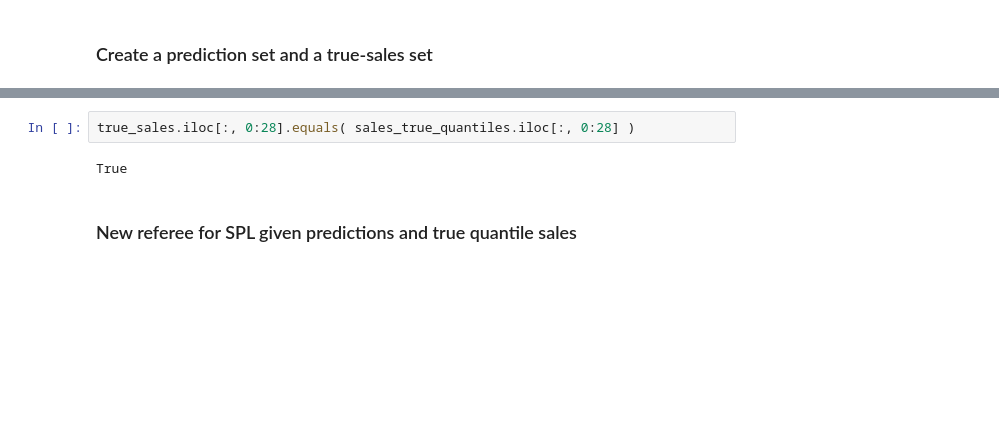
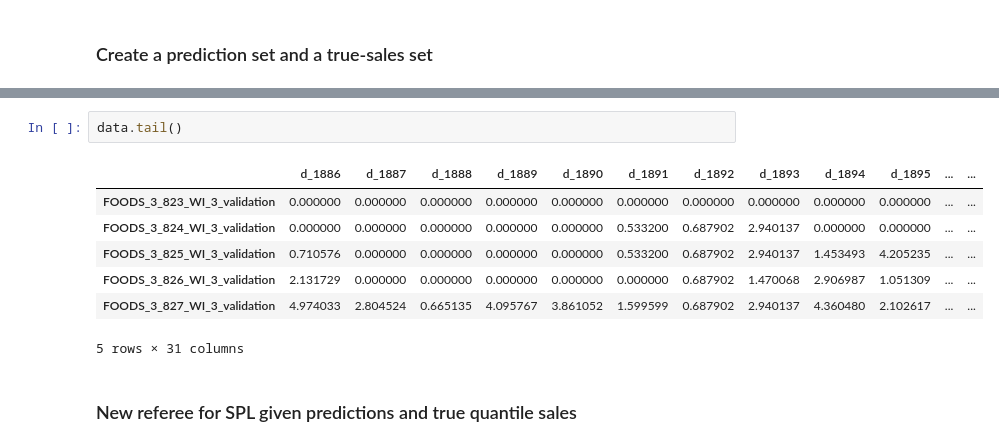
Before and after one commit to joeranbosma/M5Forecast, a Jupyter notebook: uncertainty/SPL-Referee.ipynb, the cells around one changed output, grey strips where cells are left out. Drawn from its saved outputs; the diff is of its cells as text; blank space fills up the shorter version.

```diff
--- a/uncertainty/SPL-Referee.ipynb
+++ b/uncertainty/SPL-Referee.ipynb
@@ -229,7 +139,13 @@ sales_true_quantiles = convert_true_sales_to_quantiles(sales_true, aggregation_l
-# %%
-true_sales.iloc[:, 0:28].equals( sales_true_quantiles.iloc[:, 0:28] )
-# %% [output]
-True
+# %%
+data.tail()
+# %% [output]
+|  | d_1886 | d_1887 | d_1888 | d_1889 | d_1890 | d_1891 | d_1892 | d_1893 | d_1894 | d_1895 | ... | ... |
+| FOODS_3_823_WI_3_validation | 0.000000 | 0.000000 | 0.000000 | 0.000000 | 0.000000 | 0.000000 | 0.000000 | 0.000000 | 0.000000 | 0.000000 | ... | ... |
+| FOODS_3_824_WI_3_validation | 0.000000 | 0.000000 | 0.000000 | 0.000000 | 0.000000 | 0.533200 | 0.687902 | 2.940137 | 0.000000 | 0.000000 | ... | ... |
+| FOODS_3_825_WI_3_validation | 0.710576 | 0.000000 | 0.000000 | 0.000000 | 0.000000 | 0.533200 | 0.687902 | 2.940137 | 1.453493 | 4.205235 | ... | ... |
+| FOODS_3_826_WI_3_validation | 2.131729 | 0.000000 | 0.000000 | 0.000000 | 0.000000 | 0.000000 | 0.687902 | 1.470068 | 2.906987 | 1.051309 | ... | ... |
+| FOODS_3_827_WI_3_validation | 4.974033 | 2.804524 | 0.665135 | 4.095767 | 3.861052 | 1.599599 | 0.687902 | 2.940137 | 4.360480 | 2.102617 | ... | ... |
+5 rows × 31 columns
 # %% [markdown]
 ### New referee for SPL given predictions and true quantile sales
 # %%
```
Also changed, not shown: parts of 25 cells of this notebook, 1 other file.
